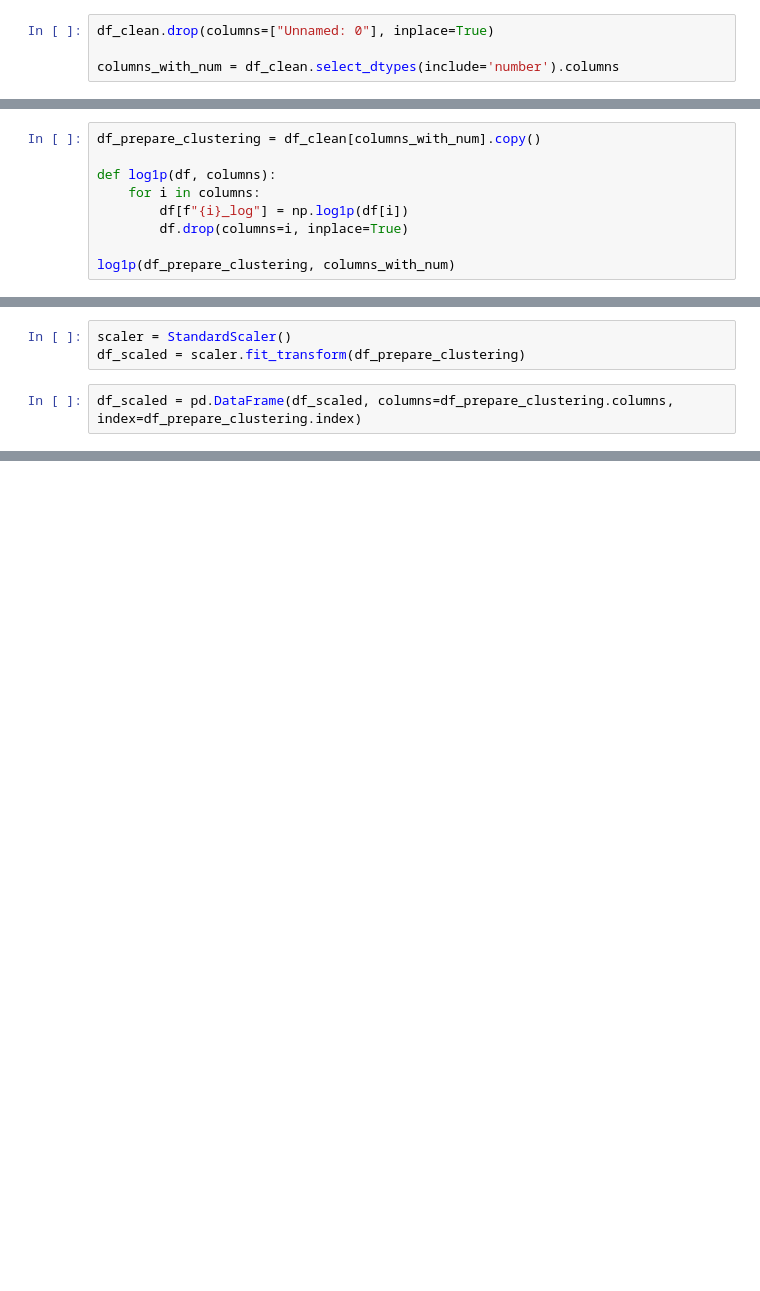
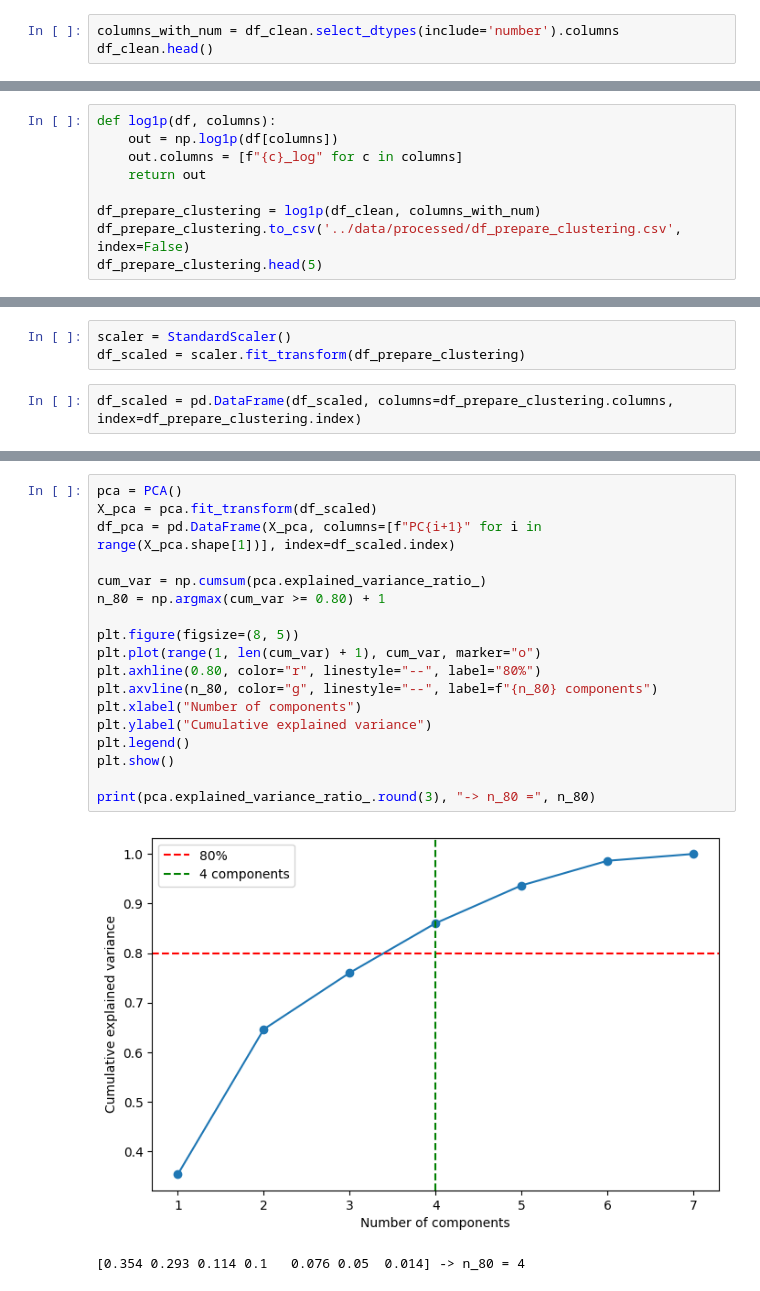
Before and after one commit to ikara-py/CardProfiler, a Jupyter notebook: notebooks/03_preprocessing.ipynb, the cells around one changed output, grey strips where cells are left out. Drawn from its saved outputs; the diff is of its cells as text; blank space fills up the shorter version.

```diff
--- a/notebooks/03_preprocessing.ipynb
+++ b/notebooks/03_preprocessing.ipynb
@@ -7,4 +18,3 @@ df_clean = pd.read_csv('../data/processed/card_profiler_clean.csv')
 # %%
-df_clean.drop(columns=["Unnamed: 0"], inplace=True)
-
 columns_with_num = df_clean.select_dtypes(include='number').columns
+df_clean.head()
@@ -11,9 +28,9 @@ columns_with_num = df_clean.select_dtypes(include='number').columns
 # %%
-df_prepare_clustering = df_clean[columns_with_num].copy()
+def log1p(df, columns):
+    out = np.log1p(df[columns])
+    out.columns = [f"{c}_log" for c in columns]
+    return out
 
-def log1p(df, columns):
-    for i in columns:
-        df[f"{i}_log"] = np.log1p(df[i])
-        df.drop(columns=i, inplace=True)
-
-log1p(df_prepare_clustering, columns_with_num)
+df_prepare_clustering = log1p(df_clean, columns_with_num)
+df_prepare_clustering.to_csv('../data/processed/df_prepare_clustering.csv', index=False)
+df_prepare_clustering.head(5)
@@ -54,0 +58,21 @@ df_scaled.describe()
+# %%
+pca = PCA()
+X_pca = pca.fit_transform(df_scaled)
+df_pca = pd.DataFrame(X_pca, columns=[f"PC{i+1}" for i in range(X_pca.shape[1])], index=df_scaled.index)
+
+cum_var = np.cumsum(pca.explained_variance_ratio_)
+n_80 = np.argmax(cum_var >= 0.80) + 1
+
+plt.figure(figsize=(8, 5))
+plt.plot(range(1, len(cum_var) + 1), cum_var, marker="o")
+plt.axhline(0.80, color="r", linestyle="--", label="80%")
+plt.axvline(n_80, color="g", linestyle="--", label=f"{n_80} components")
+plt.xlabel("Number of components")
+plt.ylabel("Cumulative explained variance")
+plt.legend()
+plt.show()
+
+print(pca.explained_variance_ratio_.round(3), "-> n_80 =", n_80)
+# %% [output]
+[figure, added]
+[0.354 0.293 0.114 0.1   0.076 0.05  0.014] -> n_80 = 4
```
Also changed, not shown: parts of 11 cells of this notebook, 2 other files.
